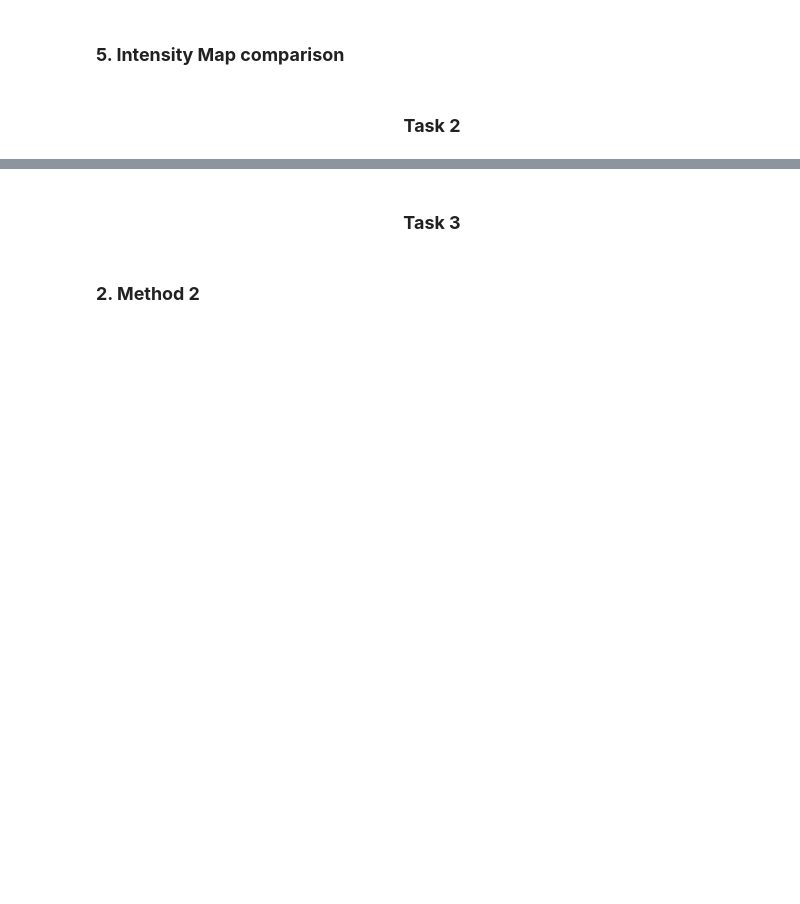
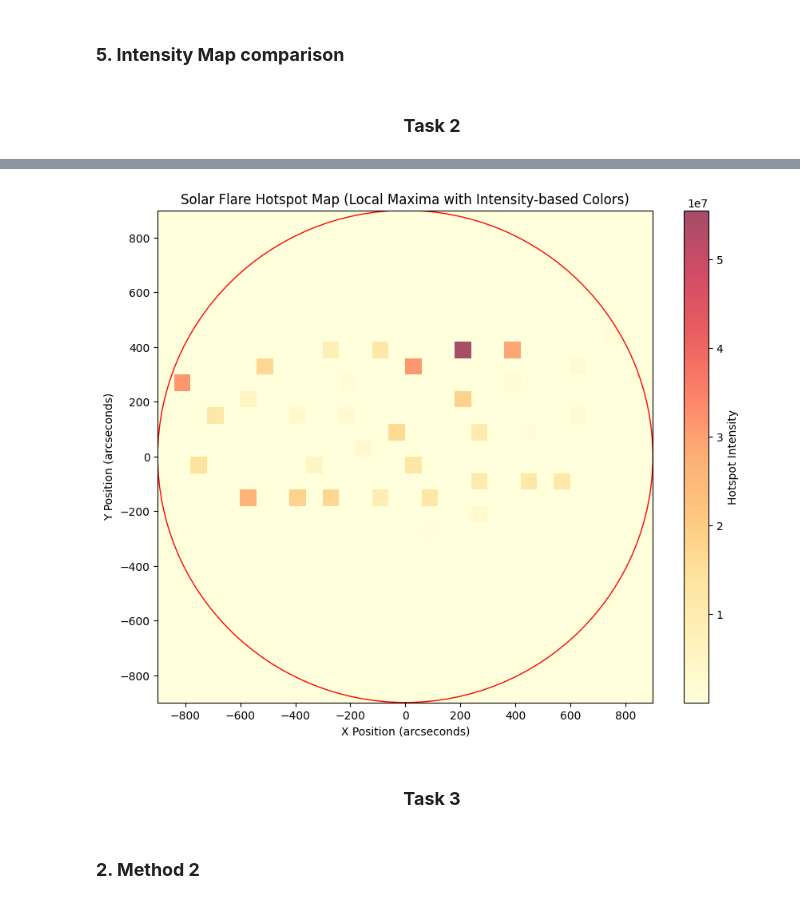
Before and after one commit to stphl/COSC3337-SolarFlaresProject, a Jupyter notebook: #2_Group_Group_Project.ipynb, the cells around one changed output, grey strips where cells are left out. Saved outputs shown, nothing was run; the diff lists cells and outputs as text; code cells hidden in the pictures; blank space fills up the shorter version.

Commit message:
hotspot algorithm & visualization

```diff
--- a/#2_Group_Group_Project.ipynb
+++ b/#2_Group_Group_Project.ipynb
@@ -276,0 +230,68 @@ X: 860.7999999999997, Y: 745.2666666666667
+# %%
+import numpy as np
+import matplotlib.pyplot as plt
+import pandas as pd
+from matplotlib.colors import LogNorm
+from matplotlib.colors import Normalize
+
+# Load dataset
+df = pd.read_csv('Solar_flare_RHESSI_2004_05.csv')
+
+# Set the circle radius
+circle_radius = 900  # Set the circle radius here
+
+# Filter data for months 1+2+3+4
+m_1to4 = ((df['year'] == 2004) & (df['month'].between(1, 4)))
+df_1to4 = df[m_1to4]
+
+# Create a heatmap for months 1+2+3+4 with a logarithmic color scale
+heatmap1, xedges1, yedges1 = np.histogram2d(
+    df_1to4['x.pos.asec'], df_1to4['y.pos.asec'], bins=30, weights=df_1to4['total.counts']
+)
+extent1 = [-circle_radius, circle_radius, -circle_radius, circle_radius]
+
+# Define a threshold for local maxima
+threshold = 1000  # Adjust this threshold as needed
+
+# Find local maxima in the heatmap
+def is_local_maximum(array, i, j, threshold):
+    value = array[i, j]
+    for x in range(i - 1, i + 2):
+        for y in range(j - 1, j + 2):
+            if array[x, y] > value and array[x, y] >= threshold:
+                return False
+    return True
+
+hotspot_map = np.zeros_like(heatmap1, dtype=float)
+
+for i in range(1, heatmap1.shape[0] - 1):
+    for j in range(1, heatmap1.shape[1] - 1):
+        if heatmap1[i, j] >= threshold and is_local_maximum(heatmap1, i, j, threshold):
+            hotspot_map[i, j] = heatmap1[i, j]
+
+# Get the values and locations of the hotspots
+hotspot_values = hotspot_map[hotspot_map > 0]
+hotspot_locations = np.column_stack(np.where(hotspot_map > 0))
+
+# Create a custom colormap to represent hotspot intensity
+cmap = plt.get_cmap('YlOrRd')
+norm = Normalize(vmin=np.min(hotspot_values), vmax=np.max(hotspot_values))
+
+# Create a plot of the hotspot map with intensity-based colors
+fig2, ax2 = plt.subplots(figsize=(10, 8))
+sc2 = ax2.imshow(
+    hotspot_map.T, extent=extent1, origin='lower', aspect='auto', cmap=cmap, norm=norm, alpha=0.7
+)
+ax2.set_title('Solar Flare Hotspot Map (Local Maxima with Intensity-based Colors)')
+ax2.set_xlabel('X Position (arcseconds)')
+ax2.set_ylabel('Y Position (arcseconds)')
+circle2 = plt.Circle((0, 0), circle_radius, color='r', fill=False)
+ax2.add_artist(circle2)
+cbar2 = fig2.colorbar(sc2, ax=ax2, label='Hotspot Intensity')
+
+# Output the hotspot values and their locations
+print("Hotspot Values:", hotspot_values)
+print("Hotspot Locations (X, Y):", hotspot_locations)
+
+plt.show()
+# %% [output]
@@ -277,3 +315,4 @@ X: 860.7999999999997, Y: 745.2666666666667
+[figure, added]
 # %% [markdown]
 <h3><center><strong>Task 3</strong></center></h3>
 # %% [markdown]
```
Also changed, not shown: parts of 2 cells of this notebook.
